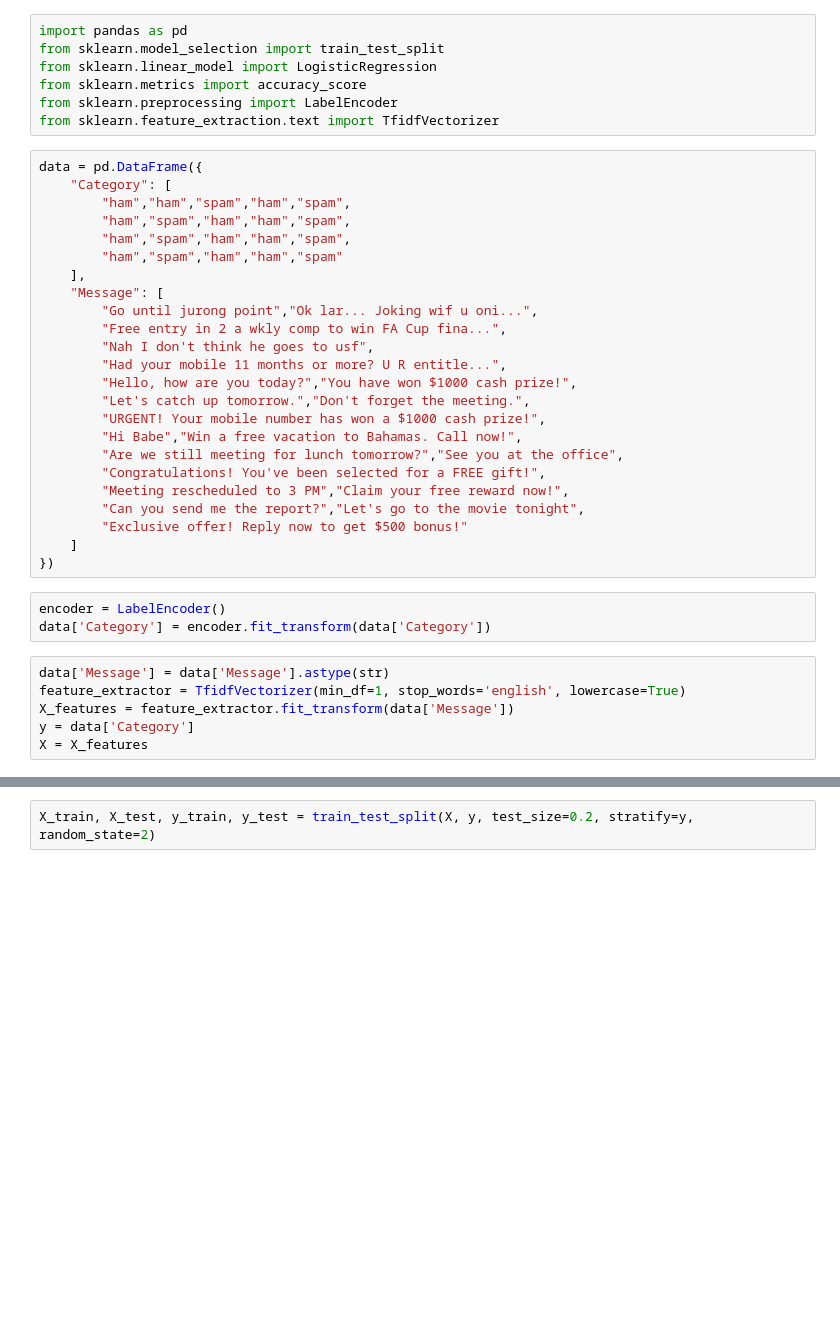
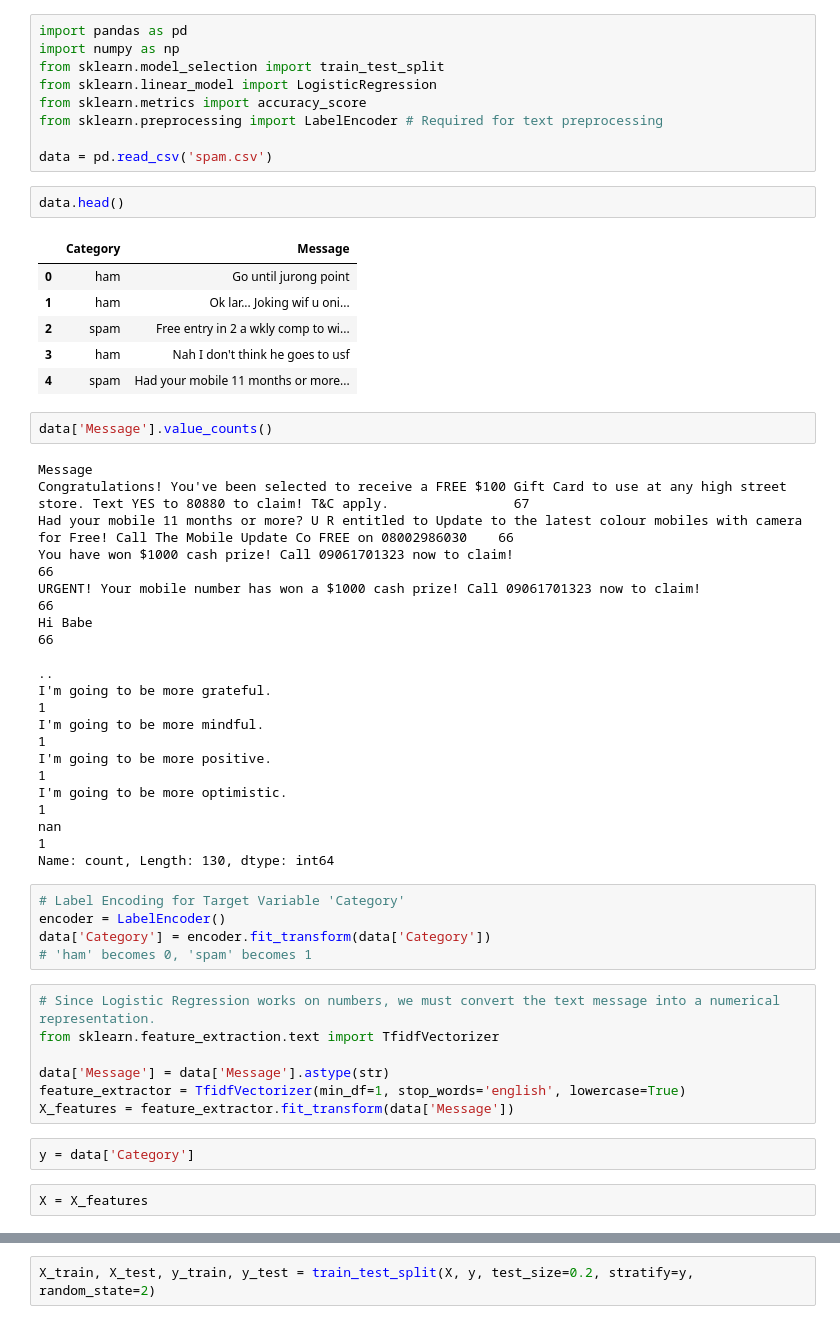
Before and after one commit to jothivasan17/exp12a, a Jupyter notebook: exp12.ipynb, the cells around one changed output, grey strips where cells are left out. Saved outputs shown, nothing was run; the diff lists cells and outputs as text; blank space fills up the shorter version.

```diff
--- a/exp12.ipynb
+++ b/exp12.ipynb
@@ -1,40 +1,50 @@
 # %%
 import pandas as pd
+import numpy as np
 from sklearn.model_selection import train_test_split
 from sklearn.linear_model import LogisticRegression
 from sklearn.metrics import accuracy_score
-from sklearn.preprocessing import LabelEncoder
-from sklearn.feature_extraction.text import TfidfVectorizer
+from sklearn.preprocessing import LabelEncoder # Required for text preprocessing
+
+data = pd.read_csv('spam.csv')
-# %%
-data = pd.DataFrame({
-    "Category": [
-        "ham","ham","spam","ham","spam",
-        "ham","spam","ham","ham","spam",
-        "ham","spam","ham","ham","spam",
-        "ham","spam","ham","ham","spam"
-    ],
-    "Message": [
-        "Go until jurong point","Ok lar... Joking wif u oni...",
-        "Free entry in 2 a wkly comp to win FA Cup fina...",
-        "Nah I don't think he goes to usf",
-        "Had your mobile 11 months or more? U R entitle...",
-        "Hello, how are you today?","You have won $1000 cash prize!",
-        "Let's catch up tomorrow.","Don't forget the meeting.",
-        "URGENT! Your mobile number has won a $1000 cash prize!",
-        "Hi Babe","Win a free vacation to Bahamas. Call now!",
-        "Are we still meeting for lunch tomorrow?","See you at the office",
-        "Congratulations! You've been selected for a FREE gift!",
-        "Meeting rescheduled to 3 PM","Claim your free reward now!",
-        "Can you send me the report?","Let's go to the movie tonight",
-        "Exclusive offer! Reply now to get $500 bonus!"
-    ]
-})
+# %%
+data.head()
+# %% [output]
+|  | Category | Message |
+| 0 | ham | Go until jurong point |
+| 1 | ham | Ok lar... Joking wif u oni... |
+| 2 | spam | Free entry in 2 a wkly comp to wi... |
+| 3 | ham | Nah I don't think he goes to usf |
+| 4 | spam | Had your mobile 11 months or more... |
+# %%
+data['Message'].value_counts()
+# %% [output]
+Message
+Congratulations! You've been selected to receive a FREE $100 Gift Card to use at any high street store. Text YES to 80880 to claim! T&C apply.                67
+Had your mobile 11 months or more? U R entitled to Update to the latest colour mobiles with camera for Free! Call The Mobile Update Co FREE on 08002986030    66
+You have won $1000 cash prize! Call 09061701323 now to claim!                                                                                                 66
+URGENT! Your mobile number has won a $1000 cash prize! Call 09061701323 now to claim!                                                                         66
+Hi Babe                                                                                                                                                       66
+                                                                                                                                                              ..
+I'm going to be more grateful.                                                                                                                                 1
+I'm going to be more mindful.                                                                                                                                  1
+I'm going to be more positive.                                                                                                                                 1
+I'm going to be more optimistic.                                                                                                                               1
+nan                                                                                                                                                            1
+Name: count, Length: 130, dtype: int64
 # %%
+# Label Encoding for Target Variable 'Category'
 encoder = LabelEncoder()
 data['Category'] = encoder.fit_transform(data['Category'])
+# 'ham' becomes 0, 'spam' becomes 1
 # %%
+# Since Logistic Regression works on numbers, we must convert the text message into a numerical representation.
+from sklearn.feature_extraction.text import TfidfVectorizer
+
 data['Message'] = data['Message'].astype(str)
 feature_extractor = TfidfVectorizer(min_df=1, stop_words='english', lowercase=True)
 X_features = feature_extractor.fit_transform(data['Message'])
-y = data['Category']
-X = X_features
+# %%
+y = data['Category']
+# %%
+X = X_features
```
Also changed, not shown: parts of 7 cells of this notebook, 1 other file.
